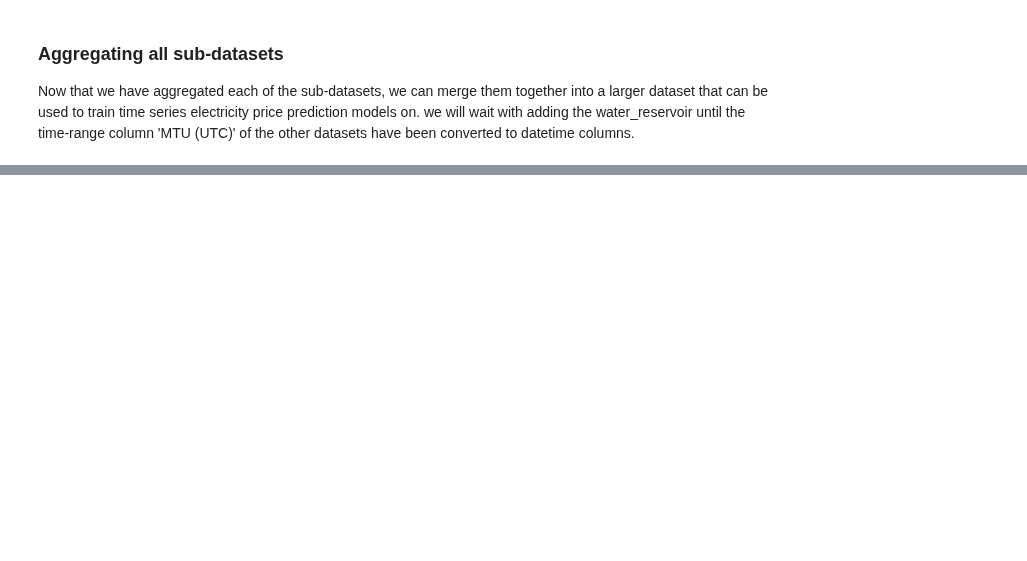
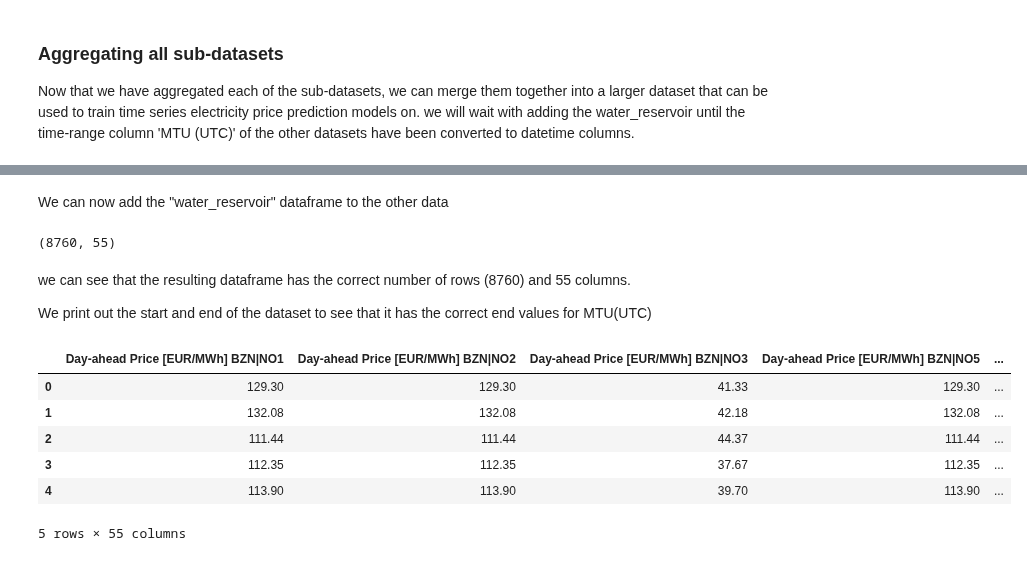
Before and after one commit to HIOF-Bachelor-Project-Group-7/Time-series-energy-price-prediction-bidding-zone-N01, a Jupyter notebook: code/Data aggregation of energy market bidding zone NO1.ipynb, the cells around one changed output, grey strips where cells are left out. Drawn from its saved outputs; the diff is of its cells as text; code cells hidden in the pictures; blank space fills up the shorter version.

```diff
--- a/code/Data aggregation of energy market bidding zone NO1.ipynb
+++ b/code/Data aggregation of energy market bidding zone NO1.ipynb
@@ -936,0 +902,26 @@ pd.merge(actual_generation_selected, import_export_no1_neighbours, on=['MTU (UTC
+# %% [markdown]
+We can now add the "water_reservoir" dataframe to the other data
+# %%
+# merging dataframes no1_minus_water_reservoir and water_reservoir
+no1 = reduce(lambda left, right: pd.merge(
+    left,right, on=['start MTU (UTC)']), [no1_minus_water_reservoir, water_reservoir])
+
+# printing out shape of the resulting dataframe
+no1.shape
+# %% [output]
+(8760, 55)
+# %% [markdown]
+we can see that the resulting dataframe has the correct number of rows (8760) and 55 columns.
+
+We print out the start and end of the dataset to see that it has the correct end values for MTU(UTC)
+# %%
+# printing out 5 first rows of the resulting dataframe
+no1.head()
+# %% [output]
+|  | Day-ahead Price [EUR/MWh] BZN|NO1 | Day-ahead Price [EUR/MWh] BZN|NO2 | Day-ahead Price [EUR/MWh] BZN|NO3 | Day-ahead Price [EUR/MWh] BZN|NO5 | ... |
+| 0 | 129.30 | 129.30 | 41.33 | 129.30 | ... |
+| 1 | 132.08 | 132.08 | 42.18 | 132.08 | ... |
+| 2 | 111.44 | 111.44 | 44.37 | 111.44 | ... |
+| 3 | 112.35 | 112.35 | 37.67 | 112.35 | ... |
+| 4 | 113.90 | 113.90 | 39.70 | 113.90 | ... |
+5 rows × 55 columns
```
Also changed, not shown: parts of 27 cells of this notebook.
